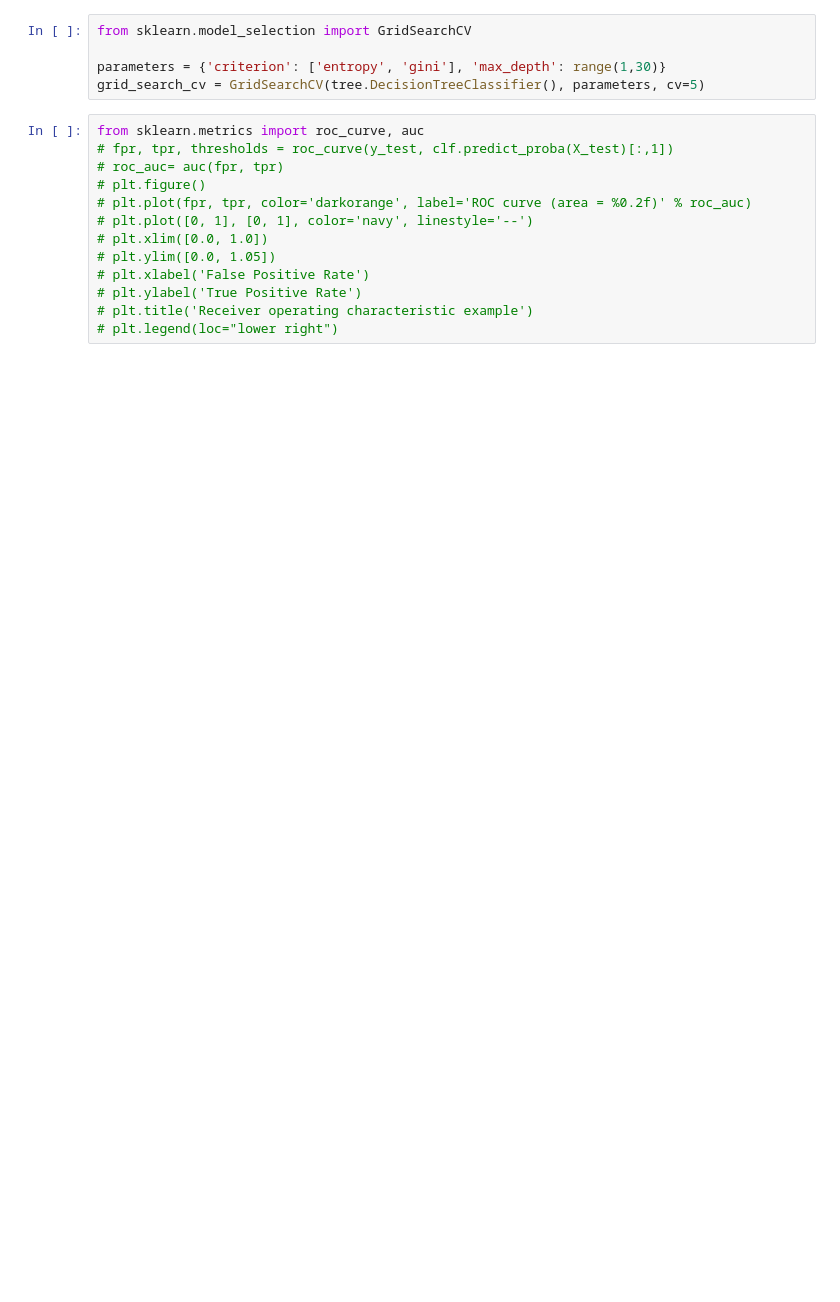
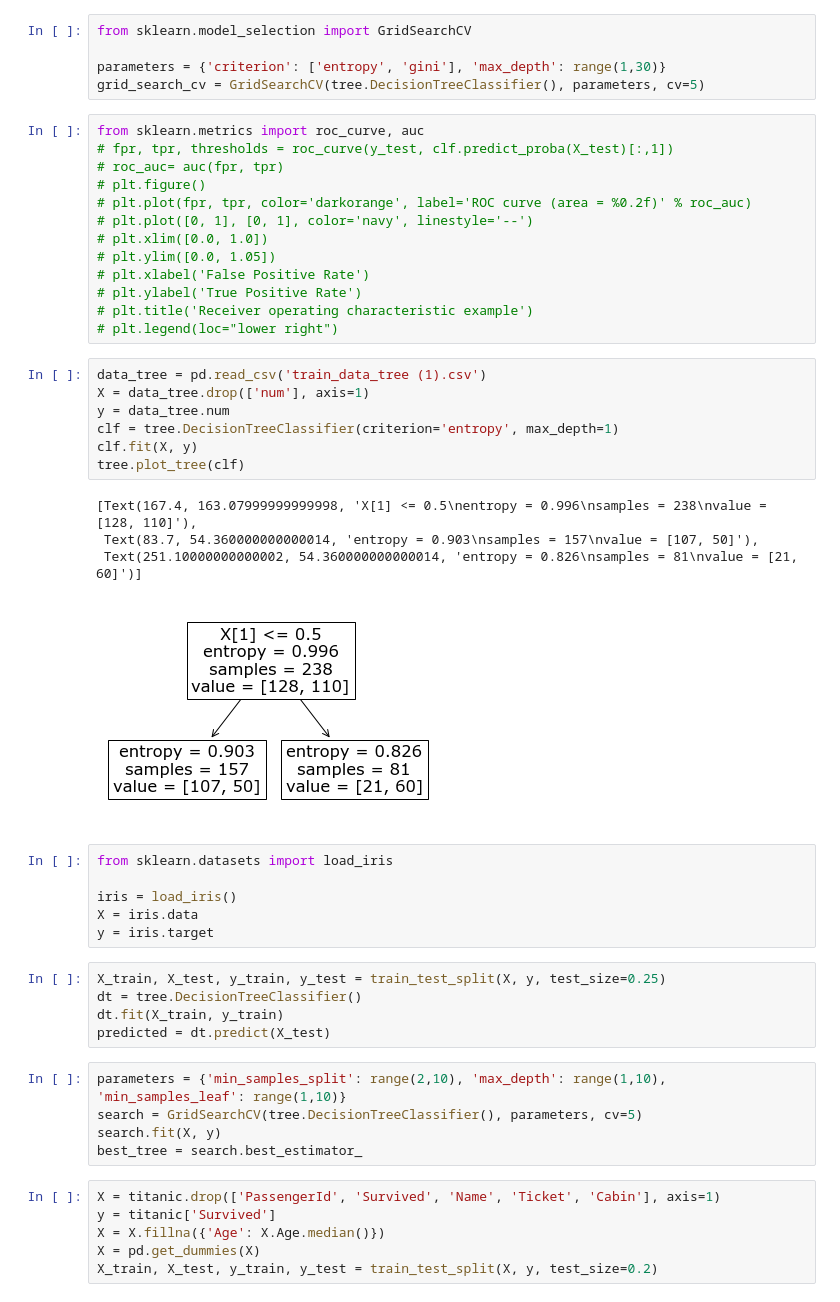
Before and after one commit to nealkafree/python, a Jupyter notebook: DataScienceCourse/examplesnote.ipynb, the cells around one changed output. Drawn from its saved outputs; the diff is of its cells as text; blank space fills up the shorter version.

```diff
--- a/DataScienceCourse/examplesnote.ipynb
+++ b/DataScienceCourse/examplesnote.ipynb
@@ -272,3 +272,37 @@ from sklearn.metrics import roc_curve, auc
 # plt.ylabel('True Positive Rate')
 # plt.title('Receiver operating characteristic example')
 # plt.legend(loc="lower right")
+# %%
+data_tree = pd.read_csv('train_data_tree (1).csv')
+X = data_tree.drop(['num'], axis=1)
+y = data_tree.num
+clf = tree.DecisionTreeClassifier(criterion='entropy', max_depth=1)
+clf.fit(X, y)
+tree.plot_tree(clf)
+# %% [output]
+[Text(167.4, 163.07999999999998, 'X[1] <= 0.5\nentropy = 0.996\nsamples = 238\nvalue = [128, 110]'),
+ Text(83.7, 54.360000000000014, 'entropy = 0.903\nsamples = 157\nvalue = [107, 50]'),
+ Text(251.10000000000002, 54.360000000000014, 'entropy = 0.826\nsamples = 81\nvalue = [21, 60]')]
+[figure, added]
+# %%
+from sklearn.datasets import load_iris
+
+iris = load_iris()
+X = iris.data
+y = iris.target
+# %%
+X_train, X_test, y_train, y_test = train_test_split(X, y, test_size=0.25)
+dt = tree.DecisionTreeClassifier()
+dt.fit(X_train, y_train)
+predicted = dt.predict(X_test)
+# %%
+parameters = {'min_samples_split': range(2,10), 'max_depth': range(1,10), 'min_samples_leaf': range(1,10)}
+search = GridSearchCV(tree.DecisionTreeClassifier(), parameters, cv=5)
+search.fit(X, y)
+best_tree = search.best_estimator_
+# %%
+X = titanic.drop(['PassengerId', 'Survived', 'Name', 'Ticket', 'Cabin'], axis=1)
+y = titanic['Survived']
+X = X.fillna({'Age': X.Age.median()})
+X = pd.get_dummies(X)
+X_train, X_test, y_train, y_test = train_test_split(X, y, test_size=0.2)
```
Also changed, not shown: parts of 13 cells of this notebook, 1 other file.
